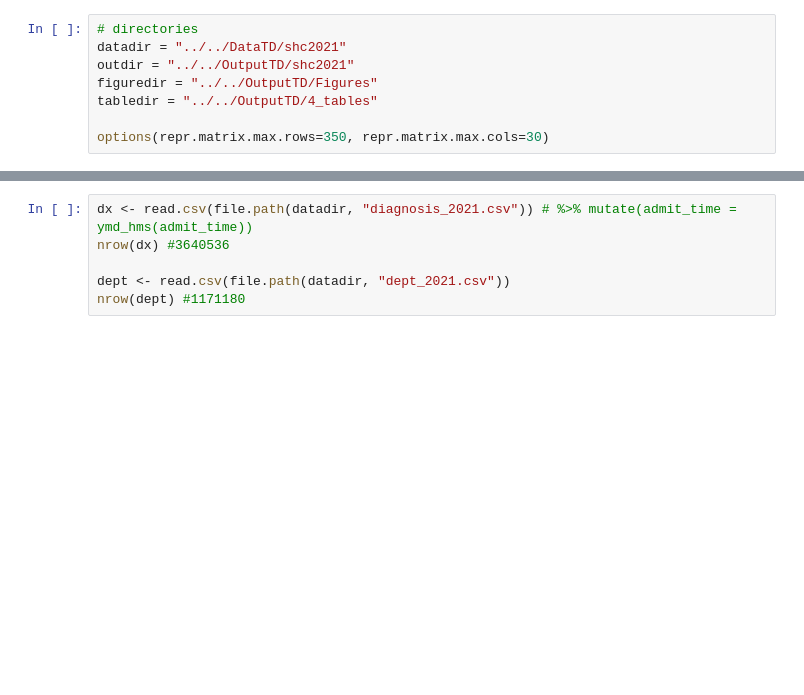
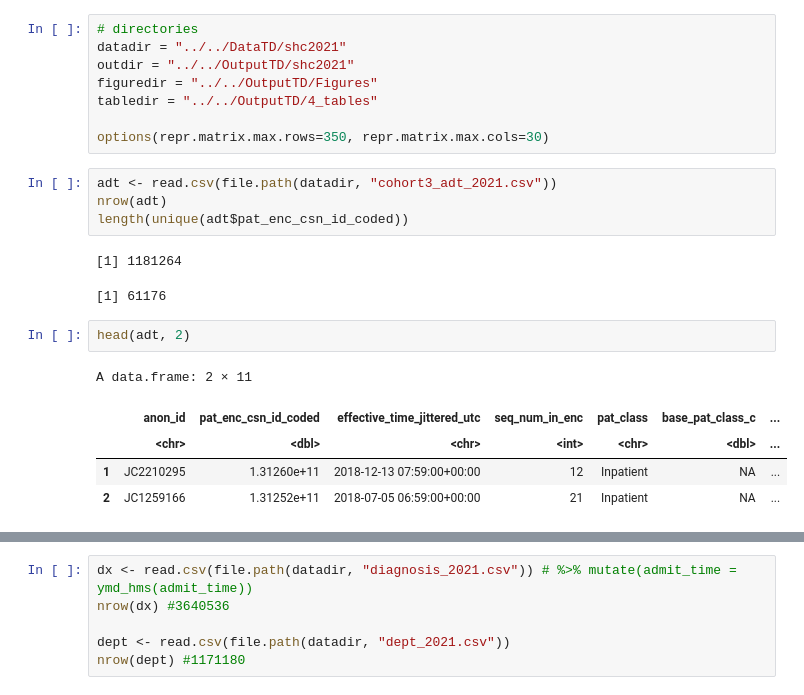
Before and after one commit to Minh084/TDA, a Jupyter notebook: shc2021/EDA_R.ipynb, the cells around one changed output, grey strips where cells are left out. Saved outputs shown, nothing was run; the diff lists cells and outputs as text; blank space fills up the shorter version.

Commit message:
time features

```diff
--- a/shc2021/EDA_R.ipynb
+++ b/shc2021/EDA_R.ipynb
@@ -37,3 +19,18 @@ figuredir = "../../OutputTD/Figures"
 tabledir = "../../OutputTD/4_tables"
 
 options(repr.matrix.max.rows=350, repr.matrix.max.cols=30)
+# %%
+adt <- read.csv(file.path(datadir, "cohort3_adt_2021.csv"))
+nrow(adt)
+length(unique(adt$pat_enc_csn_id_coded))
+# %% [output]
+[1] 1181264
+[1] 61176
+# %%
+head(adt, 2)
+# %% [output]
+A data.frame: 2 × 11
+|  | anon_id | pat_enc_csn_id_coded | effective_time_jittered_utc | seq_num_in_enc | pat_class | base_pat_class_c | ... |
+|  | <chr> | <dbl> | <chr> | <int> | <chr> | <dbl> | ... |
+| 1 | JC2210295 | 1.31260e+11 | 2018-12-13 07:59:00+00:00 | 12 | Inpatient | NA | ... |
+| 2 | JC1259166 | 1.31252e+11 | 2018-07-05 06:59:00+00:00 | 21 | Inpatient | NA | ... |
```
Also changed, not shown: parts of 3 cells of this notebook, 4 other files.
